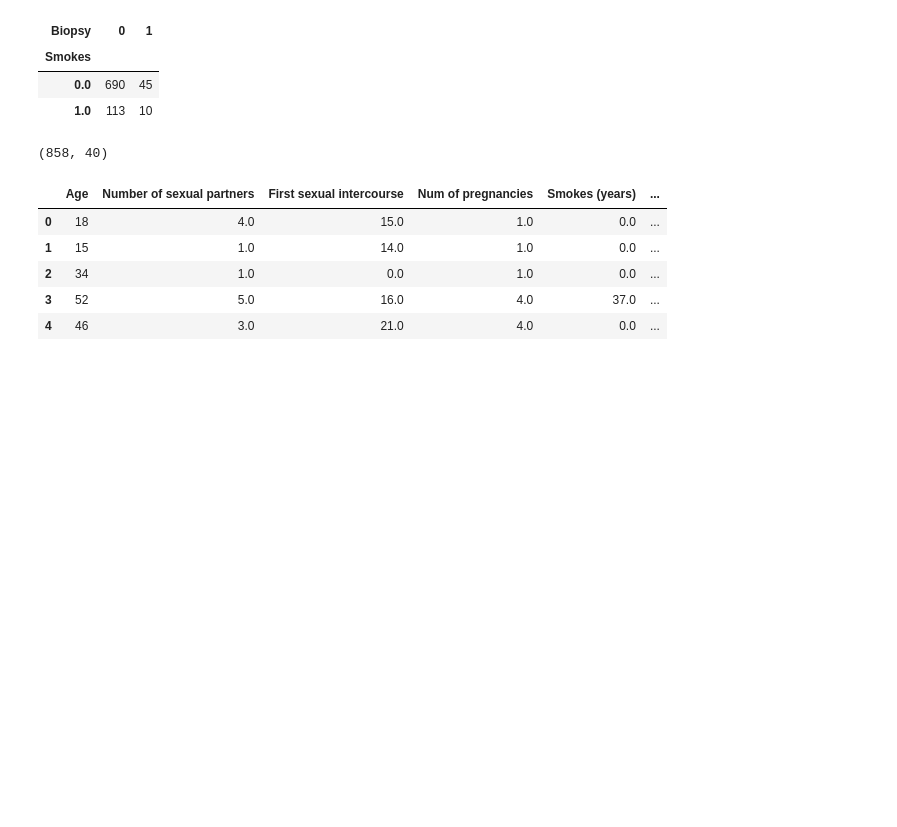
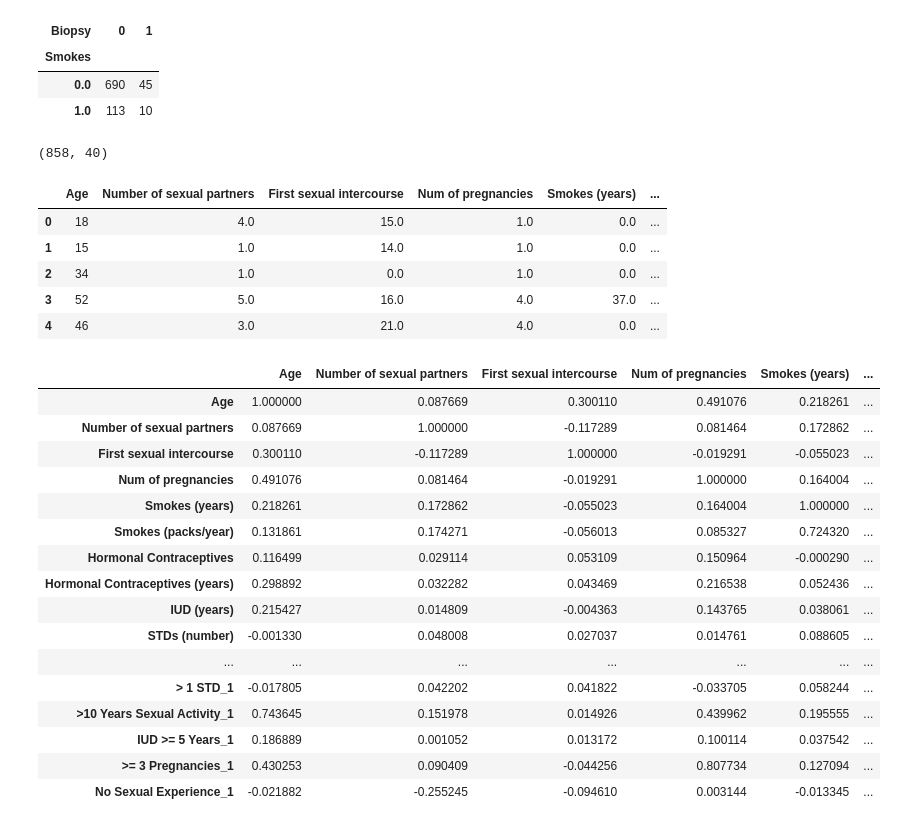
Before and after one commit to AustinKrause/cervical-cancer-classification, a Jupyter notebook: data_cleaning_and_eda.ipynb, the cells around one changed output. Saved outputs shown, nothing was run; the diff lists cells and outputs as text; code cells hidden in the pictures; blank space fills up the shorter version.

```diff
--- a/data_cleaning_and_eda.ipynb
+++ b/data_cleaning_and_eda.ipynb
@@ -296,3 +296,23 @@ df.head()
 | 4 | 46 | 3.0 | 21.0 | 4.0 | 0.0 | ... |
 # %%
 df.to_csv('cleaned_df.csv')
+# %%
+df.corr()
+# %% [output]
+|  | Age | Number of sexual partners | First sexual intercourse | Num of pregnancies | Smokes (years) | ... |
+| Age | 1.000000 | 0.087669 | 0.300110 | 0.491076 | 0.218261 | ... |
+| Number of sexual partners | 0.087669 | 1.000000 | -0.117289 | 0.081464 | 0.172862 | ... |
+| First sexual intercourse | 0.300110 | -0.117289 | 1.000000 | -0.019291 | -0.055023 | ... |
+| Num of pregnancies | 0.491076 | 0.081464 | -0.019291 | 1.000000 | 0.164004 | ... |
+| Smokes (years) | 0.218261 | 0.172862 | -0.055023 | 0.164004 | 1.000000 | ... |
+| Smokes (packs/year) | 0.131861 | 0.174271 | -0.056013 | 0.085327 | 0.724320 | ... |
+| Hormonal Contraceptives | 0.116499 | 0.029114 | 0.053109 | 0.150964 | -0.000290 | ... |
+| Hormonal Contraceptives (years) | 0.298892 | 0.032282 | 0.043469 | 0.216538 | 0.052436 | ... |
+| IUD (years) | 0.215427 | 0.014809 | -0.004363 | 0.143765 | 0.038061 | ... |
+| STDs (number) | -0.001330 | 0.048008 | 0.027037 | 0.014761 | 0.088605 | ... |
+| ... | ... | ... | ... | ... | ... | ... |
+| > 1 STD_1 | -0.017805 | 0.042202 | 0.041822 | -0.033705 | 0.058244 | ... |
+| >10 Years Sexual Activity_1 | 0.743645 | 0.151978 | 0.014926 | 0.439962 | 0.195555 | ... |
+| IUD >= 5 Years_1 | 0.186889 | 0.001052 | 0.013172 | 0.100114 | 0.037542 | ... |
+| >= 3 Pregnancies_1 | 0.430253 | 0.090409 | -0.044256 | 0.807734 | 0.127094 | ... |
+| No Sexual Experience_1 | -0.021882 | -0.255245 | -0.094610 | 0.003144 | -0.013345 | ... |
```
Also changed, not shown: 1 other file.
